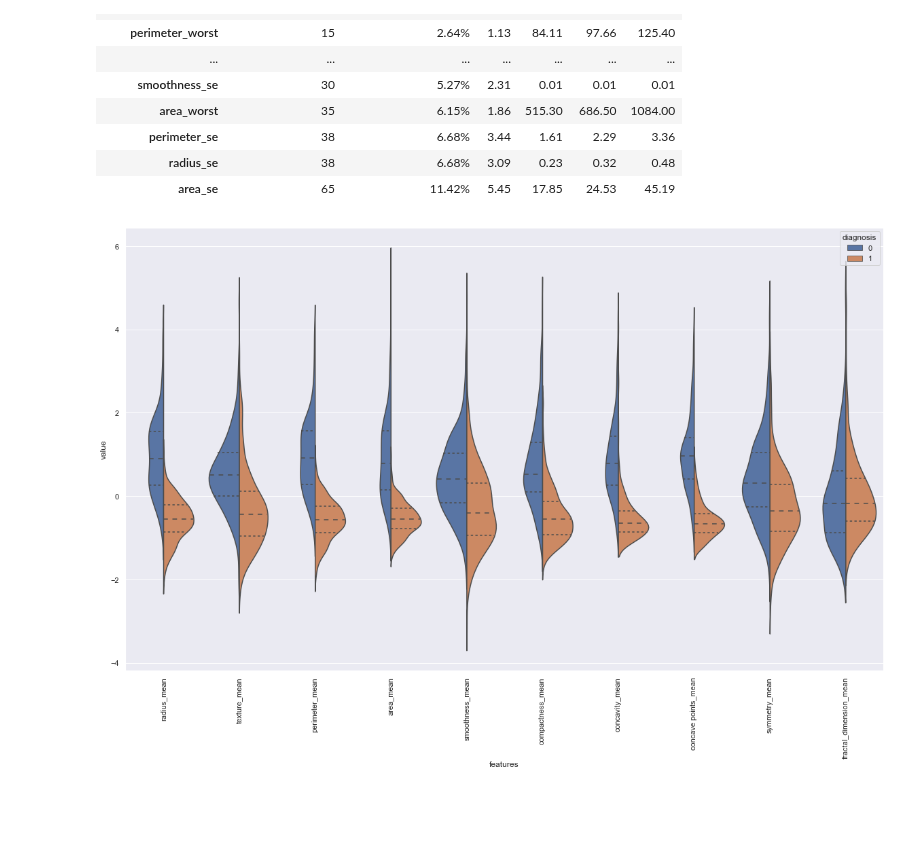
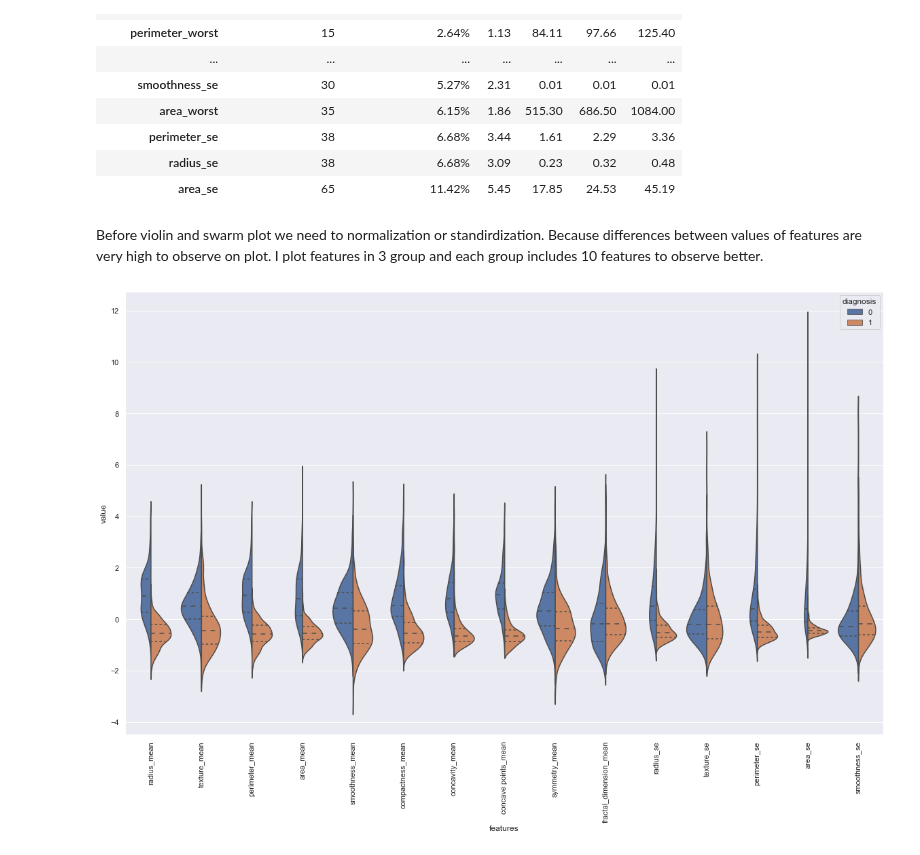
Before and after one commit to 10-Academy-quad-squad/casual-graph, a Jupyter notebook: notebooks/1. EDA.ipynb, the cells around one changed output. Saved outputs shown, nothing was run; the diff lists cells and outputs as text; code cells hidden in the pictures; blank space fills up the shorter version.

```diff
--- a/notebooks/1. EDA.ipynb
+++ b/notebooks/1. EDA.ipynb
@@ -110,10 +110,16 @@ overview
 | perimeter_se | 38 | 6.68% | 3.44 | 1.61 | 2.29 | 3.36 |
 | radius_se | 38 | 6.68% | 3.09 | 0.23 | 0.32 | 0.48 |
 | area_se | 65 | 11.42% | 5.45 | 17.85 | 24.53 | 45.19 |
+# %% [markdown]
+Before violin and swarm plot we need to normalization or standirdization. Because differences between values of features are very high to observe on plot. I plot features in 3 group and each group includes 10 features to observe better.
+# %%
+def normalizer(df):
+    return (df - df.mean()) / (df.std())
+# %%
+normal_x = normalizer(x)
 # %%
-def violin_plot(x, y, start: int = 0, num_features: int = 0):
-  data_n_2 = (x - x.mean()) / (x.std())              # standardization
-  data = pd.concat([y, data_n_2.iloc[:, start:num_features]], axis=1)
+def violin_plot(x, y, start: int = 0, num_features: int = 10):
+  data = pd.concat([y, x.iloc[:, start:num_features]], axis=1)
   data = pd.melt( data,
                   id_vars="diagnosis",
                   var_name="features",
@@ -123,6 +129,6 @@ def violin_plot(x, y, start: int = 0, num_features: int = 0):
   plt.xticks(rotation=90)
   plt.show()
 # %%
-violin_plot(x, y, 0, 10)
+violin_plot(normal_x, y, 0, 15)
 # %% [output]
-[figure, old version]
+[figure, new version]
```
Also changed, not shown: parts of 4 cells of this notebook.
